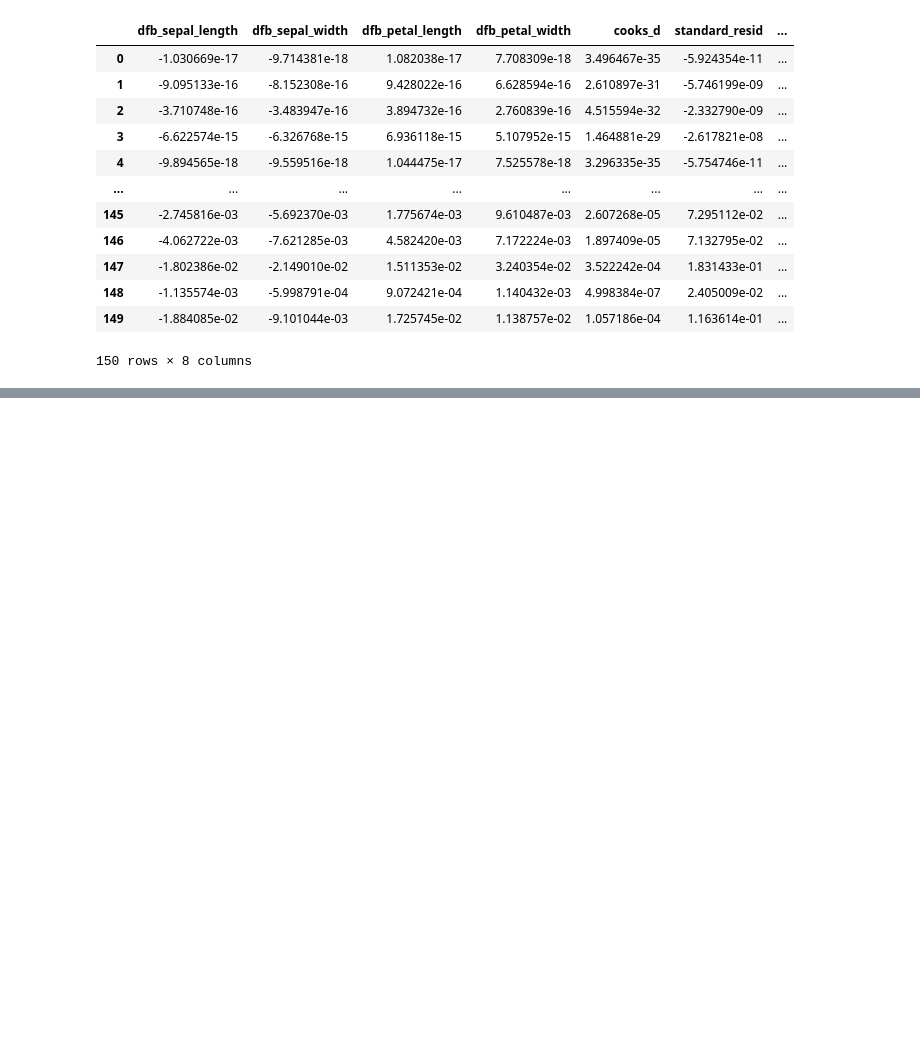
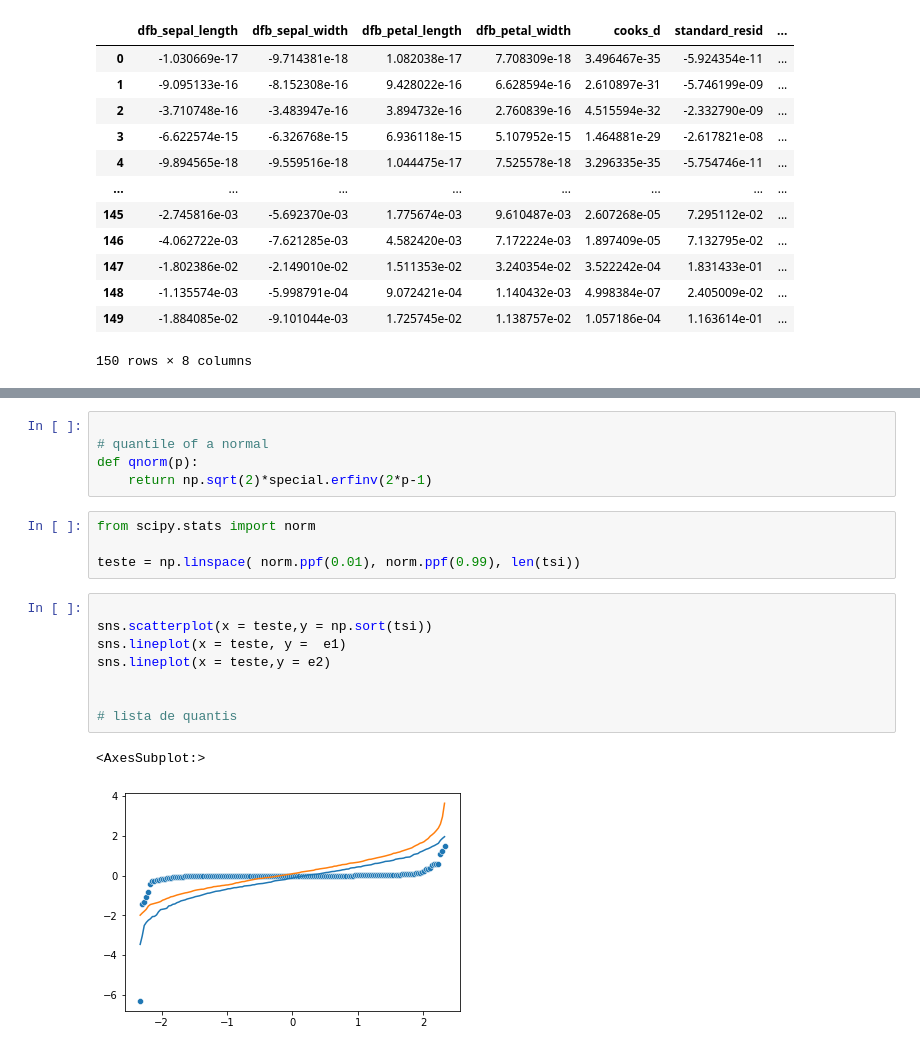
Before and after one commit to chicodias/glm_env, a Jupyter notebook: envel.ipynb, the cells around one changed output, grey strips where cells are left out. Cells and saved outputs as stored; diff of their text form; blank space fills up the shorter version.

```diff
--- a/envel.ipynb
+++ b/envel.ipynb
@@ -255,0 +304,20 @@ infl.summary_frame()
+# %%
+
+# quantile of a normal
+def qnorm(p):
+    return np.sqrt(2)*special.erfinv(2*p-1)
+# %%
+from scipy.stats import norm
+
+teste = np.linspace( norm.ppf(0.01), norm.ppf(0.99), len(tsi))
+# %%
+
+sns.scatterplot(x = teste,y = np.sort(tsi))
+sns.lineplot(x = teste, y =  e1)
+sns.lineplot(x = teste,y = e2)
+
+
+# lista de quantis
+# %% [output]
+<AxesSubplot:>
+[figure, added]
```
Also changed, not shown: parts of 9 cells of this notebook, 2 other files.
